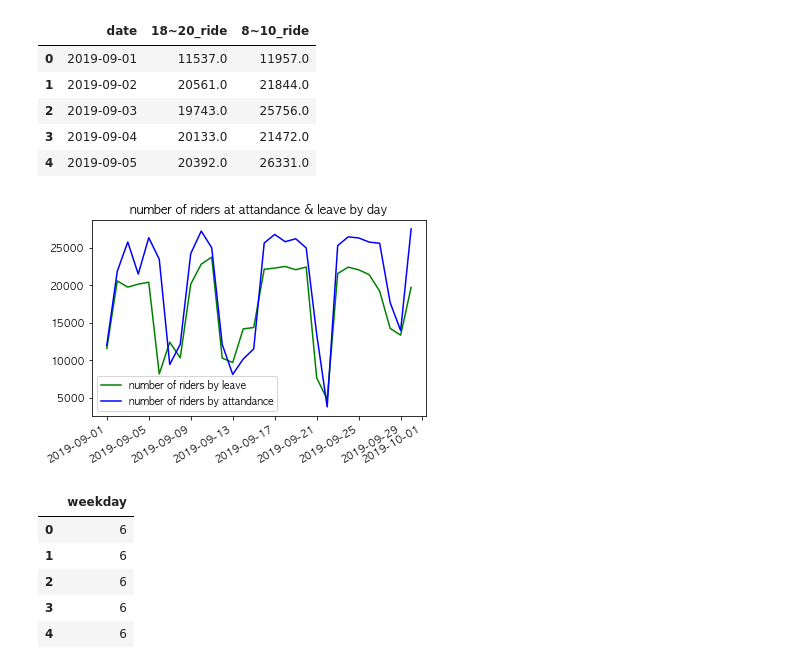
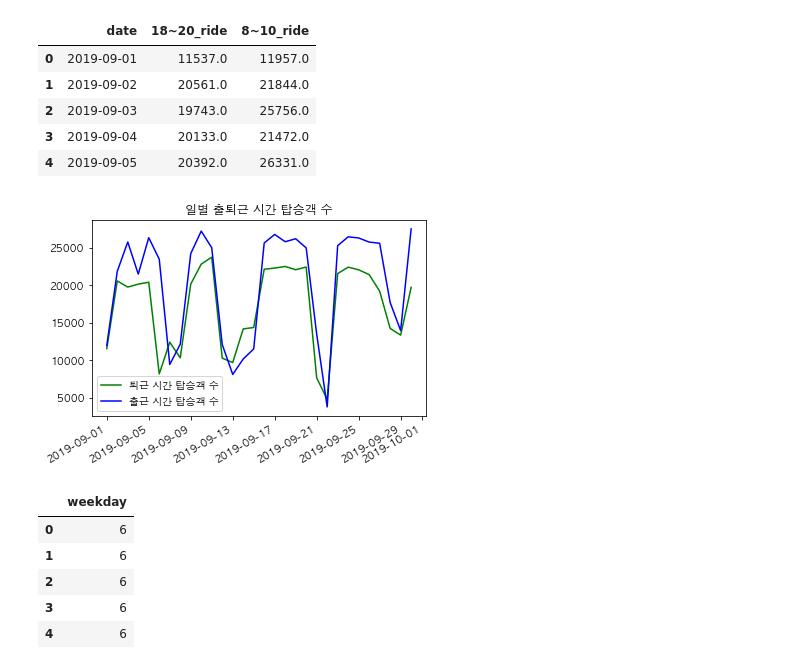
Before and after one commit to mucollabo/busRidersPredic, a Jupyter notebook: busRidersPredic.ipynb, the cells around one changed output. Cells and saved outputs as stored; diff of their text form; code cells hidden in the pictures.

```diff
--- a/busRidersPredic.ipynb
+++ b/busRidersPredic.ipynb
@@ -162,11 +162,17 @@ import matplotlib
 import matplotlib.pyplot as plt
 import seaborn as sns
 
+# 내부에 결과를 출력하도록 설정
 %matplotlib inline
 
+# 시각화 한글 폰트 설정
+# window 사용자
+# plt.rc('font', family='Malgun Gothic')
+# macOS 사용자
 plt.rc('font', family='AppleGothic')
 
-# plt.rc('axes', unicode_minus=False)
+plt.rc('axes', unicode_minus=False)
 
+# 분석에 문제가 없는 경고 메시지는 숨긴다.
 import warnings
 warnings.filterwarnings('ignore')
@@ -251,14 +254,14 @@ eda_data.head()
 | 4 | 2019-09-05 | 20392.0 | 26331.0 |
 # %%
 # 일별 출퇴근 시간 탑승객 수 시각화
-plt.plot("date", "18~20_ride", "g-", label="number of riders by leave", data=eda_data)
-plt.plot("date", "8~10_ride", "b-", label="number of riders by attandance", data=eda_data)
-plt.gcf().autofmt_xdate()
-plt.legend(loc=0)
-plt.title("number of riders at attandance & leave by day")
+plt.plot("date", "18~20_ride", "g-", label="퇴근 시간 탑승객 수", data=eda_data)
+plt.plot("date", "8~10_ride", "b-", label="출근 시간 탑승객 수", data=eda_data)
+plt.gcf().autofmt_xdate()         # x축의 라벨이 서로 겹치지 않도록 설정
+plt.legend(loc=0)                 # 그래프 상에서 최적의 위치에 범례 표시
+plt.title("일별 출퇴근 시간 탑승객 수")
 plt.show()
 # %% [output]
-[figure, old version]
+[figure, new version]
 # %%
 train['cue'] = 0
 test['cue'] = 1
```
Also changed, not shown: parts of 8 cells of this notebook.
